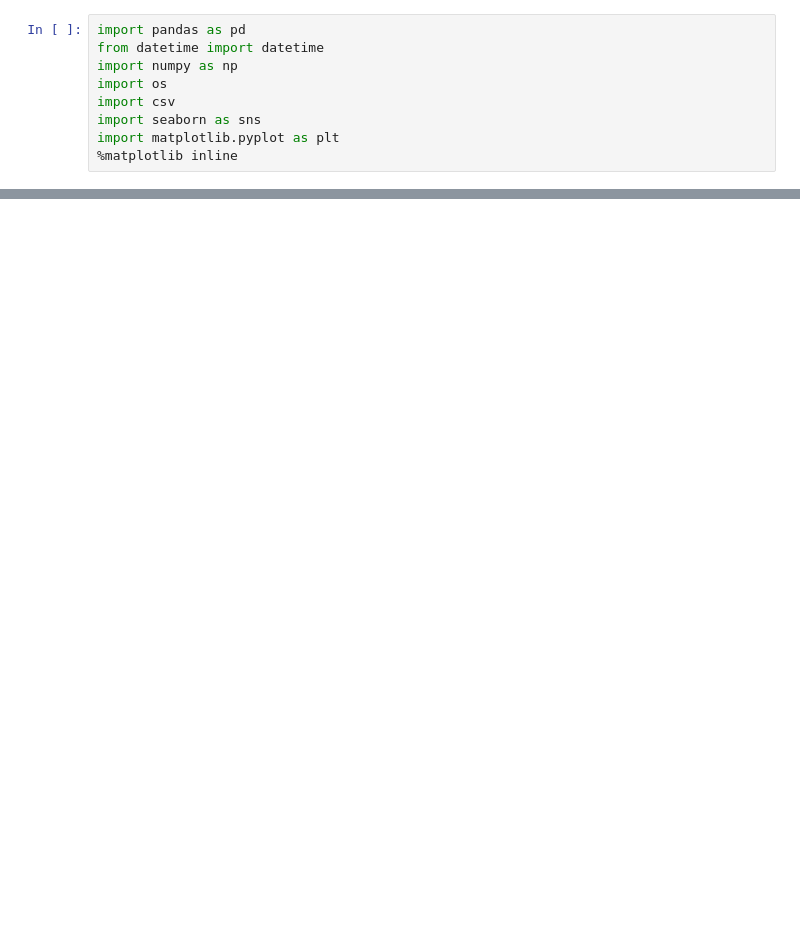
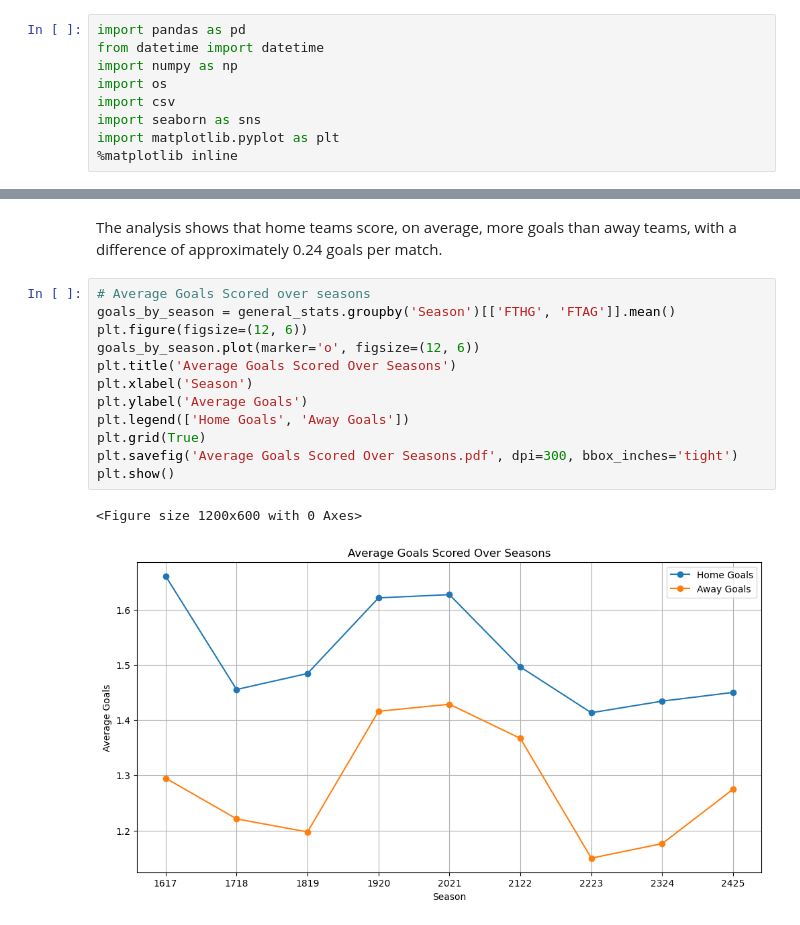
Before and after one commit to giuseppe-evola/Predict-Serie-A-matches-implement-Betting-strategy, a Jupyter notebook: Data_analysis.ipynb, the cells around one changed output, grey strips where cells are left out. Drawn from its saved outputs; the diff is of its cells as text; blank space fills up the shorter version.

```diff
--- a/Data_analysis.ipynb
+++ b/Data_analysis.ipynb
@@ -78,0 +124,17 @@ ISPIRAZIONE:
+# %% [markdown]
+The analysis shows that home teams score, on average, more goals than away teams, with a difference of approximately 0.24 goals per match.
+# %%
+# Average Goals Scored over seasons
+goals_by_season = general_stats.groupby('Season')[['FTHG', 'FTAG']].mean()
+plt.figure(figsize=(12, 6))
+goals_by_season.plot(marker='o', figsize=(12, 6))
+plt.title('Average Goals Scored Over Seasons')
+plt.xlabel('Season')
+plt.ylabel('Average Goals')
+plt.legend(['Home Goals', 'Away Goals'])
+plt.grid(True)
+plt.savefig('Average Goals Scored Over Seasons.pdf', dpi=300, bbox_inches='tight')
+plt.show()
+# %% [output]
+<Figure size 1200x600 with 0 Axes>
+[figure, added]
```
Also changed, not shown: parts of 59 cells of this notebook.
